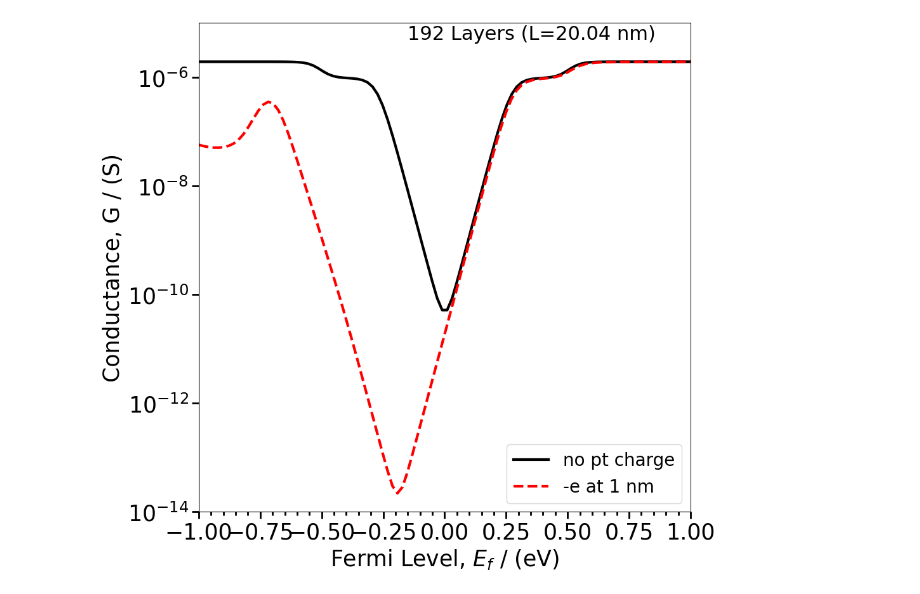
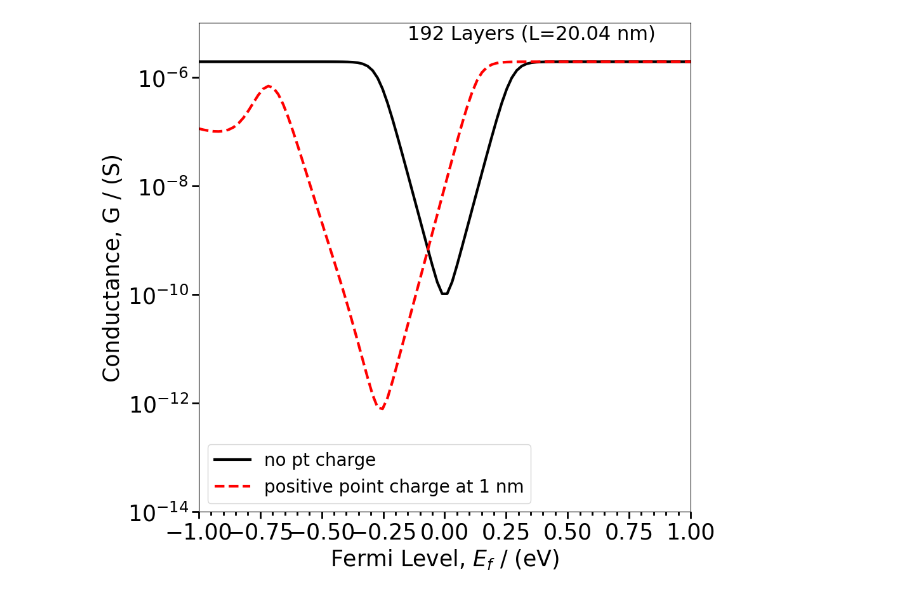
Before and after one commit to AMReX-Microelectronics/Electrostatic, a Jupyter notebook: Tools/NEGF/EffectOfMovingFermiLevel/Compare_Conductance_withNout_ptCharge.ipynb, the cells around one changed output. Drawn from its saved outputs; the diff is of its cells as text; code cells hidden in the pictures.

```diff
--- a/Tools/NEGF/EffectOfMovingFermiLevel/Compare_Conductance_withNout_ptCharge.ipynb
+++ b/Tools/NEGF/EffectOfMovingFermiLevel/Compare_Conductance_withNout_ptCharge.ipynb
@@ -107,18 +107,15 @@ def custom_plot_single(x_lst, y_lst, label_lst, xlim, ylim, label,pltname,
     return plt,pltname
 # %%
 import pandas as pd
-num_files=6
+num_files=2
 path1 = 'without_pt_charge/'
 path2 = 'with_pt_charge/'
-file_prefix = 'Conductance_vs_FermiLevel_'
+file_prefix = 'Conductance_vs_FermiLevel_CNT_17_0_Temp_298'
 file_name = np.empty(num_files,dtype=object)
-file_name[0] = path1 + file_prefix + 'CNT_17_0_Temp_298_N20.dat'
-file_name[1] = path2 + file_prefix + 'CNT_17_0_Temp_298_q_N20.dat'
-file_name[2] = path2 + file_prefix + 'CNT_17_0_Temp_298_mq_N20.dat'
-#file_name[3] = path2 + file_prefix + 'CNT_17_0_Temp_298_mq_Mred4.dat'
-file_name[3] = path1 + file_prefix + 'CNT_17_0_Temp_298_N192.dat'
-file_name[4] = path2 + file_prefix + 'CNT_17_0_Temp_298_mq_N192.dat'
-file_name[5] = path2 + file_prefix + 'CNT_17_0_Temp_298_mq_N192.dat'
+file_name[0] = path1 + file_prefix + '_1Subband.dat'
+file_name[1] = path2 + file_prefix + '_1Subband.dat'
+print(file_name)
+#file_name[2] = path2 + file_prefix + 'CNT_17_0_Temp_298_mq_N20.dat'
 
 data_pts = 100
 f_level = np.zeros([num_files,data_pts], dtype=float)
@@ -129,16 +126,4 @@ for i in range(0, num_files):
                           names=["Ef_arr", "Gtot"])
     f_level[i] = data_ith.Ef_arr
     Gtot[i] = data_ith.Gtot
-
-plt,pltname = custom_plot_single([f_level[0], f_level[1], f_level[2]],
-                    [Gtot[0], Gtot[1], Gtot[2]],
-                    [r'no pt charge',r'+q at 1 nm', r'-q at 1 nm'],
-                    [-1,1],[1e-12,1e-5],
-                    [r'Fermi Level, $E_f$ / (eV)',r'Conductance, G / (S)'],
-                    'Compare_Conductance_withNout_ptCharge_4Layers.png',
-                    linestyle=['solid','dashed','dashdot'],
-                    plt_outside=True)
-
-plt.text(-0.15, 5e-6, '4 Layers', fontsize=22,color='k')
-plt.savefig(pltname, bbox_inches = "tight")
 # %% [output]
@@ -146,14 +132,14 @@ plt.savefig(pltname, bbox_inches = "tight")
 # %%
-plt,pltname = custom_plot_single([ f_level[3], f_level[4]],
-                    [Gtot[3], Gtot[4]],
-                    [r'no pt charge', r'-e at 1 nm'],
+plt,pltname = custom_plot_single([ f_level[0], f_level[1]],
+                    [Gtot[0], Gtot[1]],
+                    [r'no pt charge', r'positive point charge at 1 nm'],
                     [-1,1],[1e-14,1e-5],
                     [r'Fermi Level, $E_f$ / (eV)',r'Conductance, G / (S)'],
                     'Compare_Conductance_withNout_ptCharge_192Layers.png',
                     linestyle=['solid','dashed','dashdot'],
                     plt_outside=True)
 
 plt.text(-0.15, 5e-6, '192 Layers (L=20.04 nm)', fontsize=22,color='k')
 plt.savefig(pltname, bbox_inches = "tight")
 # %% [output]
-[figure, old version]
+[figure, new version]
```
Also changed, not shown: parts of 1 cell of this notebook.
